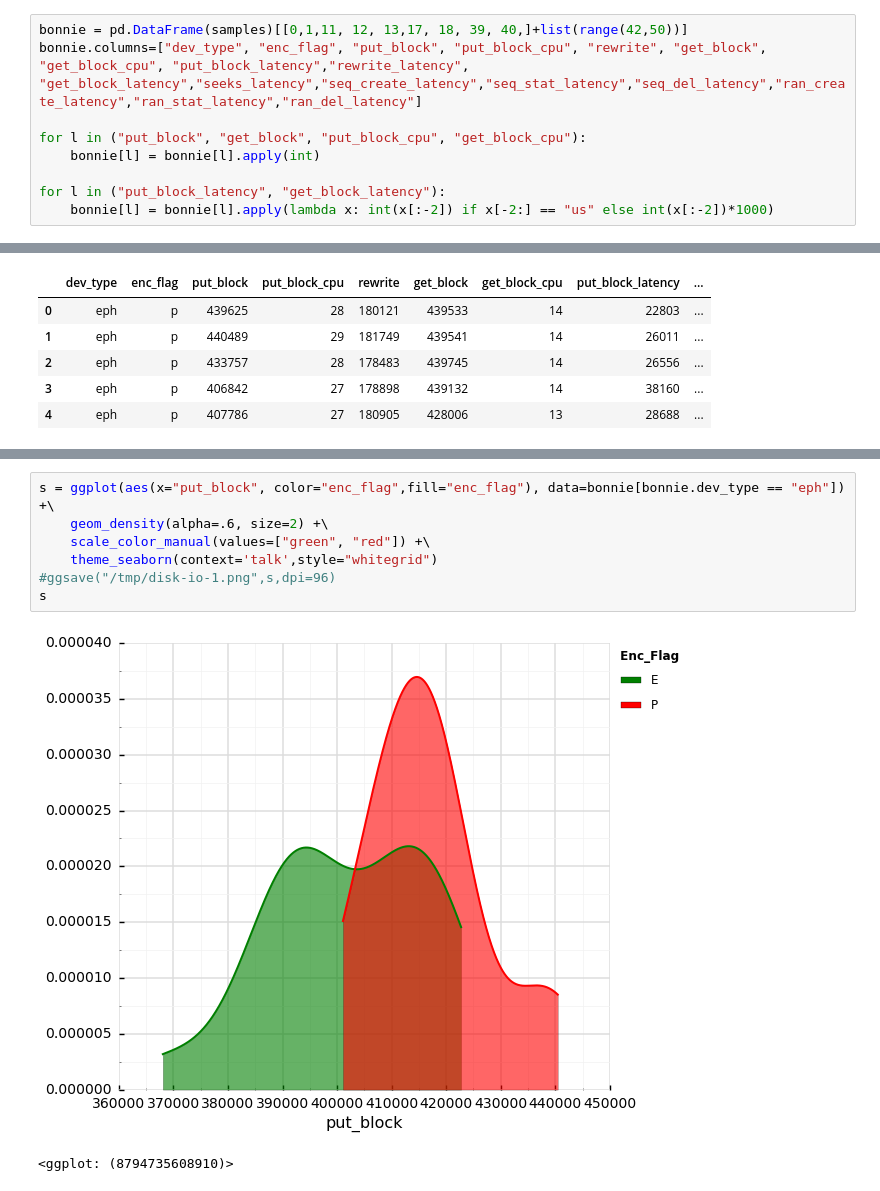
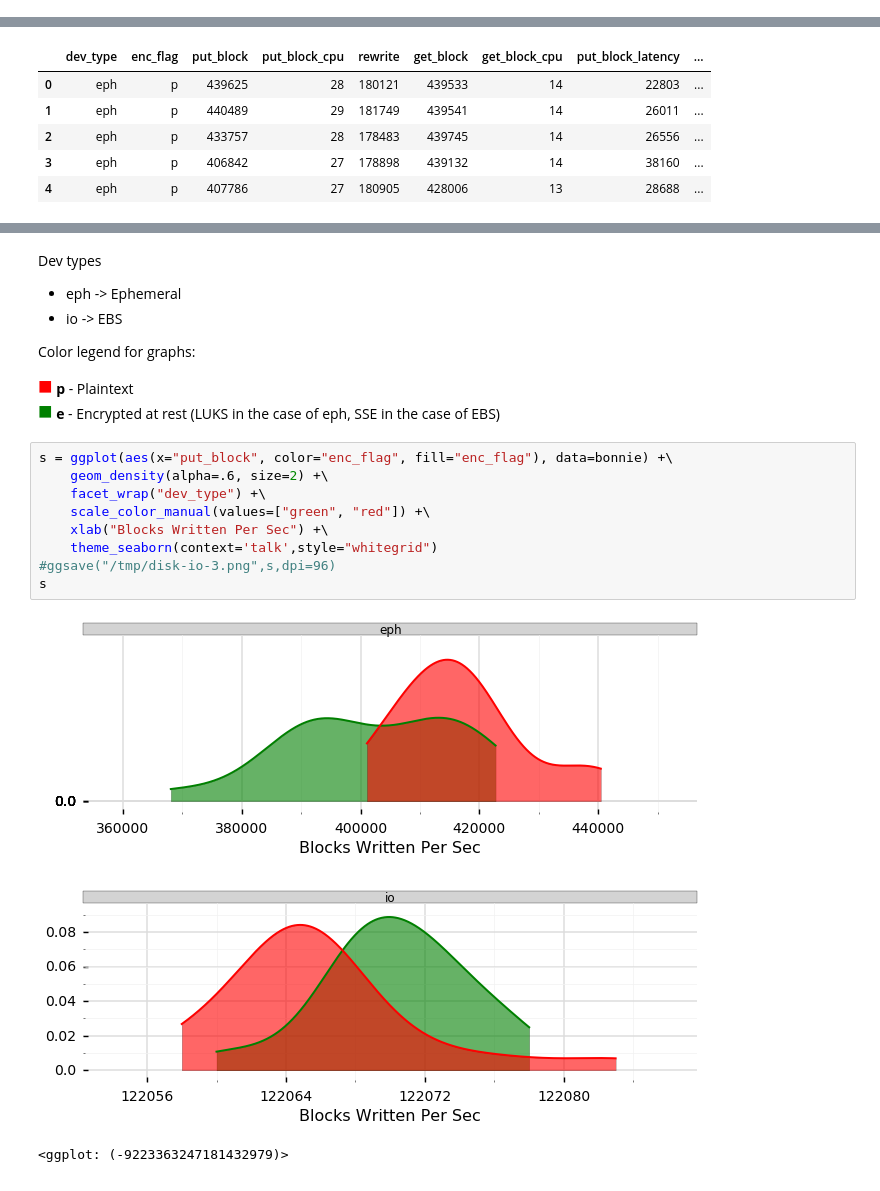
Before and after one commit to philipsoutham/aws-encryption-performance, a Jupyter notebook: To crypto, or not to crypto...-Copy2.ipynb, the cells around one changed output, grey strips where cells are left out. Saved outputs shown, nothing was run; the diff lists cells and outputs as text.

```diff
--- a/To crypto, or not to crypto...-Copy2.ipynb
+++ b/To crypto, or not to crypto...-Copy2.ipynb
@@ -187,11 +229,0 @@ for dev in ("eph-p", "eph-e", "io-e", "io-p"):
-# %%
-bonnie = pd.DataFrame(samples)[[0,1,11, 12, 13,17, 18, 39, 40,]+list(range(42,50))]
-bonnie.columns=["dev_type", "enc_flag", "put_block", "put_block_cpu", "rewrite", "get_block",
-"get_block_cpu", "put_block_latency","rewrite_latency",
-"get_block_latency","seeks_latency","seq_create_latency","seq_stat_latency","seq_del_latency","ran_create_latency","ran_stat_latency","ran_del_latency"]
-
-for l in ("put_block", "get_block", "put_block_cpu", "get_block_cpu"):
-    bonnie[l] = bonnie[l].apply(int)
-
-for l in ("put_block_latency", "get_block_latency"):
-    bonnie[l] = bonnie[l].apply(lambda x: int(x[:-2]) if x[-2:] == "us" else int(x[:-2])*1000)
@@ -207,11 +252,22 @@ bonnie.head()
+# %% [markdown]
+Dev types
++ eph -> Ephemeral
++ io -> EBS
+
+Color legend for graphs:
+
+<span style="color:red; font-size:24px">■</span> **p** - Plaintext<br>
+<span style="color:green; font-size:24px">■</span> **e** - Encrypted at rest (LUKS in the case of eph, SSE in the case of EBS)
 # %%
-s = ggplot(aes(x="put_block", color="enc_flag",fill="enc_flag"), data=bonnie[bonnie.dev_type == "eph"]) +\
+s = ggplot(aes(x="put_block", color="enc_flag", fill="enc_flag"), data=bonnie) +\
     geom_density(alpha=.6, size=2) +\
+    facet_wrap("dev_type") +\
     scale_color_manual(values=["green", "red"]) +\
+    xlab("Blocks Written Per Sec") +\
     theme_seaborn(context='talk',style="whitegrid")
-#ggsave("/tmp/disk-io-1.png",s,dpi=96)
+#ggsave("/tmp/disk-io-3.png",s,dpi=96)
 s
 # %% [output]
-[figure, old version]
+[figure, new version]
-<ggplot: (8794735608910)>
+<ggplot: (-9223363247181432979)>
 # %%
```
Also changed, not shown: parts of 35 cells of this notebook, 2 other files.
